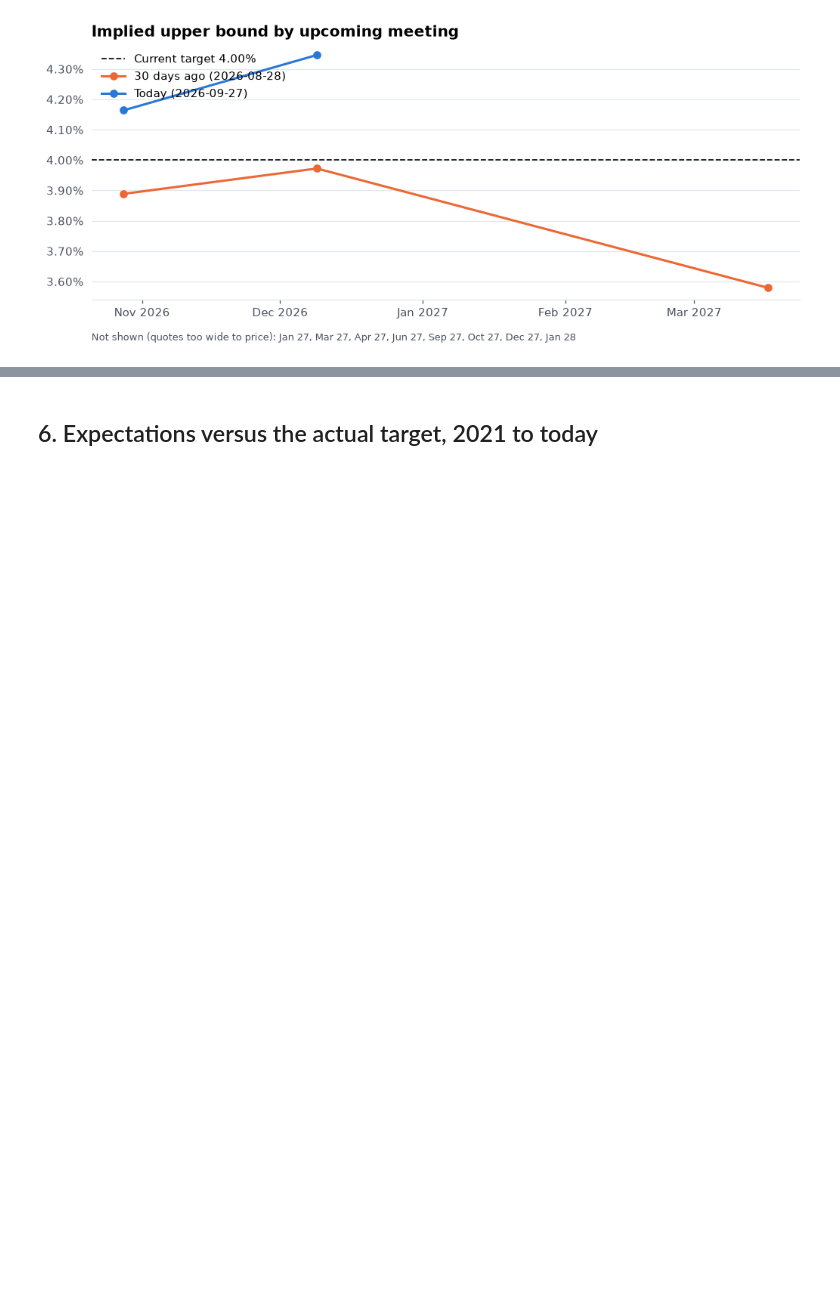
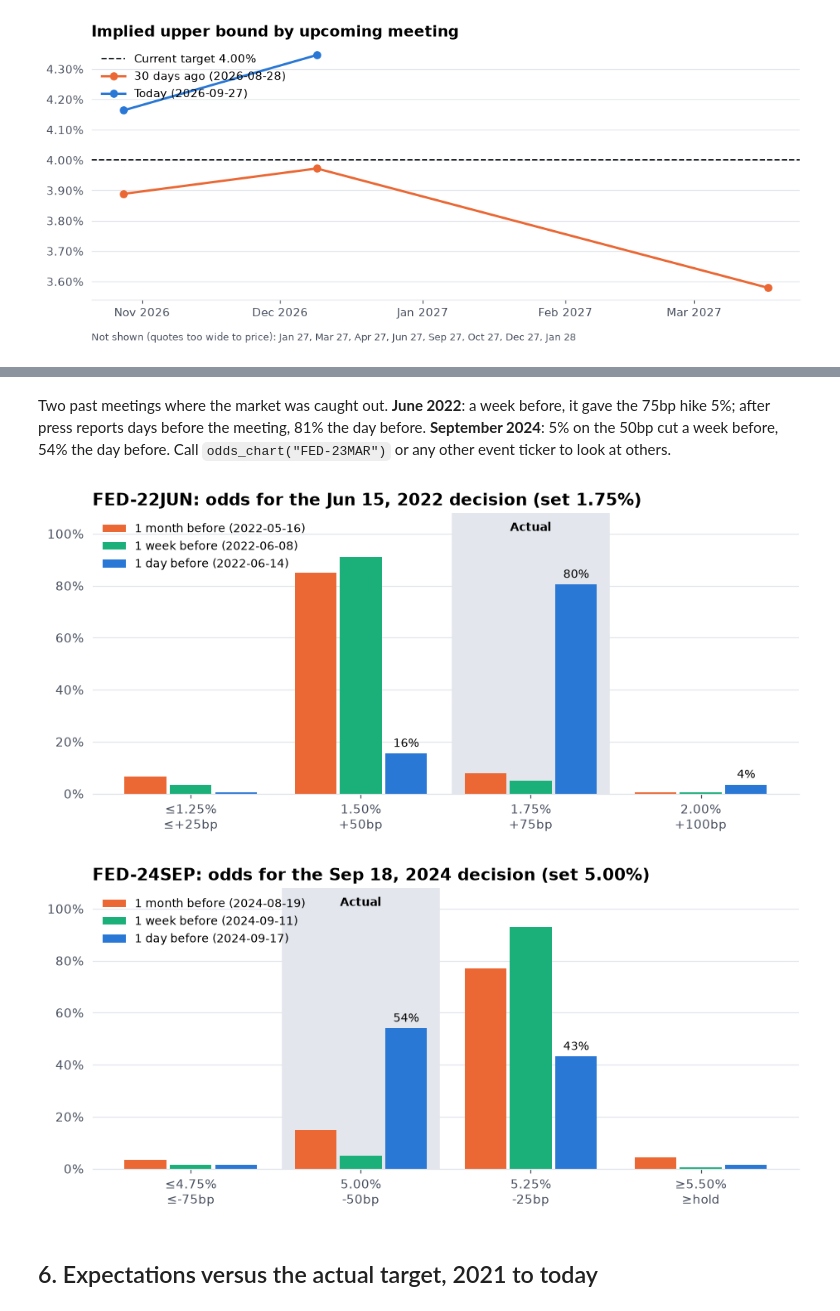
Before and after one commit to vishwesh-V/Macro-Research-in-Prediction-Markets, a Jupyter notebook: kalshi_fed/kalshi_fed_funds.ipynb, the cells around one changed output, grey strips where cells are left out. Saved outputs shown, nothing was run; the diff lists cells and outputs as text; code cells hidden in the pictures; blank space fills up the shorter version.

```diff
--- a/kalshi_fed/kalshi_fed_funds.ipynb
+++ b/kalshi_fed/kalshi_fed_funds.ipynb
@@ -374,3 +442,11 @@ plt.show()
+# %% [markdown]
+Two past meetings where the market was caught out. **June 2022**: a week before, it gave the 75bp hike 5%; after press reports days before the meeting, 81% the day before. **September 2024**: 5% on the 50bp cut a week before, 54% the day before. Call `odds_chart("FED-23MAR")` or any other event ticker to look at others.
+# %%
+odds_chart("FED-22JUN")
+odds_chart("FED-24SEP")
+# %% [output]
+[figure, added]
+[figure, added]
 # %% [markdown]
 ## 6. Expectations versus the actual target, 2021 to today
 # %%
```
Also changed, not shown: parts of 21 cells of this notebook, 14 other files.
